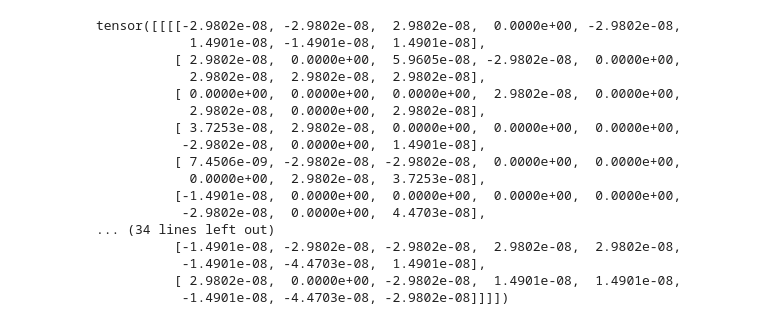
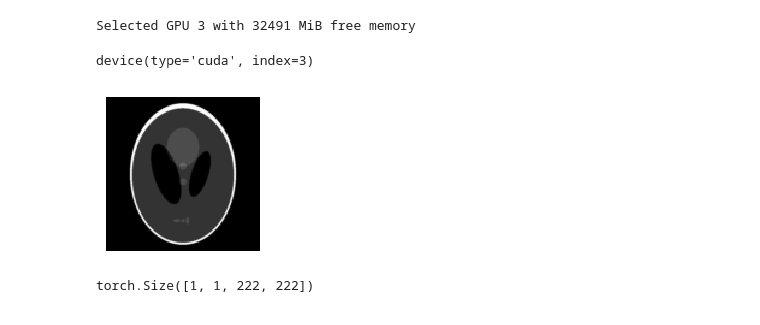
Before and after one commit to zhiyhucode/deepinv, a Jupyter notebook: experimental/notebooks/demo_phase_retrieval.ipynb, the cells around one changed output. Saved outputs shown, nothing was run; the diff lists cells and outputs as text; code cells hidden in the pictures.

```diff
--- a/experimental/notebooks/demo_phase_retrieval.ipynb
+++ b/experimental/notebooks/demo_phase_retrieval.ipynb
@@ -169,20 +11,35 @@ Image 0, channel 2 has a constant global phase shift.
-# %%
-x - x_recon
-# %% [output]
-tensor([[[[-2.9802e-08, -2.9802e-08,  2.9802e-08,  0.0000e+00, -2.9802e-08,
-            1.4901e-08, -1.4901e-08,  1.4901e-08],
-          [ 2.9802e-08,  0.0000e+00,  5.9605e-08, -2.9802e-08,  0.0000e+00,
-            2.9802e-08,  2.9802e-08,  2.9802e-08],
-          [ 0.0000e+00,  0.0000e+00,  0.0000e+00,  2.9802e-08,  0.0000e+00,
-            2.9802e-08,  0.0000e+00,  2.9802e-08],
-          [ 3.7253e-08,  2.9802e-08,  0.0000e+00,  0.0000e+00,  0.0000e+00,
-           -2.9802e-08,  0.0000e+00,  1.4901e-08],
-          [ 7.4506e-09, -2.9802e-08, -2.9802e-08,  0.0000e+00,  0.0000e+00,
-            0.0000e+00,  2.9802e-08,  3.7253e-08],
-          [-1.4901e-08,  0.0000e+00,  0.0000e+00,  0.0000e+00,  0.0000e+00,
-           -2.9802e-08,  0.0000e+00,  4.4703e-08],
-... (34 lines left out)
-          [-1.4901e-08, -2.9802e-08, -2.9802e-08,  2.9802e-08,  2.9802e-08,
-           -1.4901e-08, -4.4703e-08,  1.4901e-08],
-          [ 2.9802e-08,  0.0000e+00, -2.9802e-08,  1.4901e-08,  1.4901e-08,
-           -1.4901e-08, -4.4703e-08, -2.9802e-08]]]])
+# %%
+device = dinv.utils.get_freer_gpu() if torch.cuda.is_available() else "cpu"
+device
+# %% [output]
+Selected GPU 3 with 32491 MiB free memory
+device(type='cuda', index=3)
+# %%
+# Generate signal
+x = generate_signal(
+        shape = (1, 128, 128),
+        mode = ['unit','shepp-logan'],
+        phase_range=(-torch.pi/2, torch.pi/2),
+        dtype=torch.complex64,
+        device=device,
+    )
+
+plot(x.angle())
+# %% [output]
+[figure, added]
+# %%
+# Create model and generate measurements
+physics = dinv.physics.StructuredRandomPhaseRetrieval(
+    input_shape=(1, 128, 128),
+    output_shape=(1, 222, 222),
+    n_layers=2,
+    transforms=['fourier2', 'fourier2'],
+    diagonals=[['marchenko','uniform'],['unit','uniform']],
+    device=device,
+)
+
+y = physics(x)
+
+y.shape
+# %% [output]
+torch.Size([1, 1, 222, 222])
```
Also changed, not shown: parts of 13 cells of this notebook, 9 other files.
